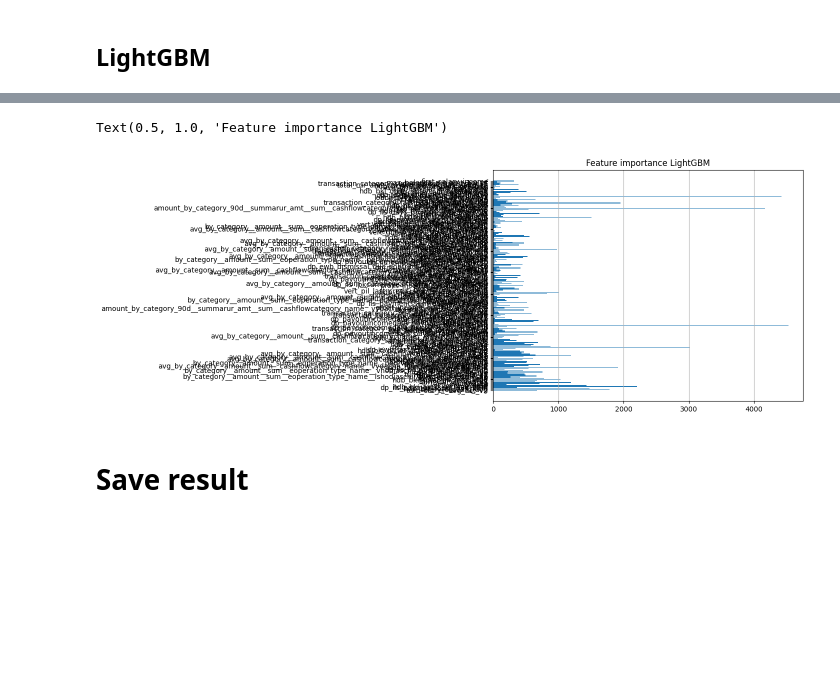
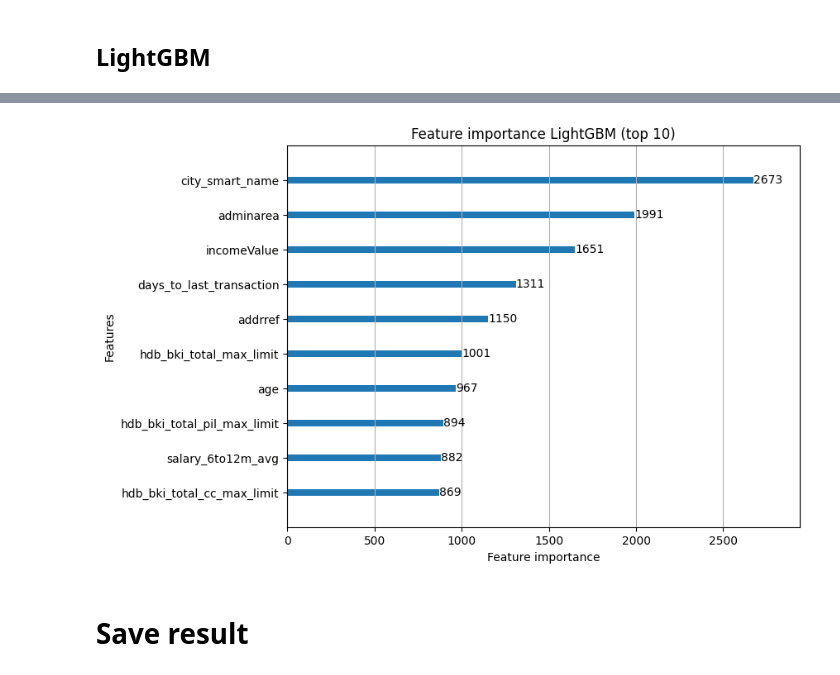
Before and after one commit to ATHigh/Hack_and_Change_2025, a Jupyter notebook: solution.ipynb, the cells around one changed output, grey strips where cells are left out. Cells and saved outputs as stored; diff of their text form; code cells hidden in the pictures; blank space fills up the shorter version.

```diff
--- a/solution.ipynb
+++ b/solution.ipynb
@@ -124,2 +198,9 @@ np.int64(7165273)
 # %%
-imp = SimpleImputer(missing_values=np.nan, strategy='mean')
+cols = test_df.columns
+
+for col in cols:
+    if (train_df[col].nunique() == 3 and None in train_df[col].unique() and train_df[col].dtype != 'object'):
+        train_df[col].fillna(0, inplace=True)
+    elif (train_df[col].dtype == 'float' and train_df[col].nunique() > 3):
+        mean_col = np.mean(train_df[col])
+        train_df[col].fillna(mean_col, inplace=True)
@@ -137,11 +238,11 @@ ValueError: Boolean array expected for the condition, not int64
 def weighted_mean_absolute_error(y_true, y_pred, weights):
     return (weights * np.abs(y_true - y_pred)).mean()
 # %%
-X = train_data.drop(columns=['id', 'dt', 'target', 'w'])
+X = train_df.drop(columns=['id', 'dt', 'target', 'w'])
 object_col = X.select_dtypes(include=['object']).columns
 X[object_col] = X[object_col].astype('category')
-w = train_data['w']
-y = train_data['target']
+w = train_df['w']
+y = train_df['target']
 # %%
 np.log2(X.shape[1])
 # %% [output]
@@ -388,5 +317,5 @@ Best params: {'n_estimators': 1748, 'max_depth': 9, 'num_leaves': 49, 'learning_
 # %%
-lgbm_reg = lightgbm.LGBMRegressor(**study.best_trial.params,random_state=23)
+lgbm_reg = lightgbm.LGBMRegressor(**study.best_trial.params, max_bin=1000, random_state=23)
 # %%
-lgbm_reg.fit(X, np.log1p(y), callbacks=[lightgbm.log_evaluation(period=0)])
+lgbm_reg.fit(X, y, sample_weight=train_df['w'], callbacks=[lightgbm.log_evaluation(period=0)])
 # %% [output]
@@ -405,11 +344,9 @@ LGBMRegressor(colsample_bytree=0.5585772455355233,
 # %%
-plt.figure(figsize=(8,6))
-plt.barh(lgbm_reg.feature_names_in_,lgbm_reg.feature_importances_)
-plt.grid(axis='x')
-plt.title('Feature importance LightGBM')
+lightgbm.plot_importance(lgbm_reg, max_num_features=10, figsize=(8,6))
+plt.title('Feature importance LightGBM (top 10)')
+plt.grid(axis='y')
 # %% [output]
-Text(0.5, 1.0, 'Feature importance LightGBM')
-[figure, old version]
+[figure, new version]
 # %%
 # WMAE = weighted_mean_absolute_error(train_df['target'], train_df['predict'], train_df['w'])
 # print(f"WMAE = {WMAE:.2f}")
```
Also changed, not shown: parts of 28 cells of this notebook, 1 other file.
